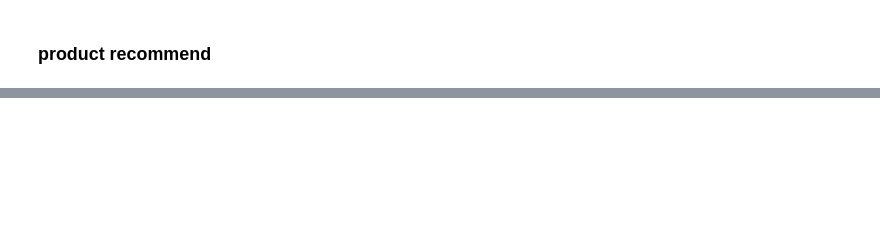
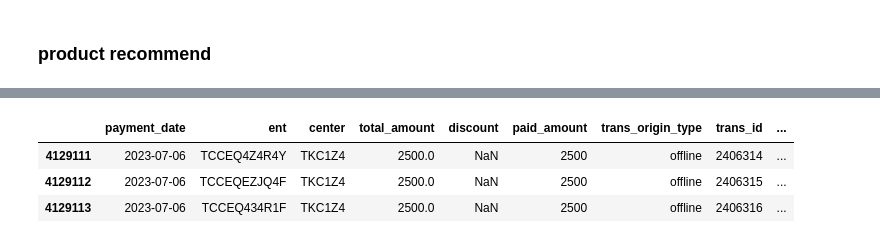
Before and after one commit to terjirapat/MADT8101-Customer-Analytics, a Jupyter notebook: Workshop 5 - Segmentation/main.ipynb, the cells around one changed output, grey strips where cells are left out. Saved outputs shown, nothing was run; the diff lists cells and outputs as text; code cells hidden in the pictures; blank space fills up the shorter version.

```diff
--- a/Workshop 5 - Segmentation/main.ipynb
+++ b/Workshop 5 - Segmentation/main.ipynb
@@ -542,4 +568,11 @@ df_cluster_1 = df_full[df_full['Cluster'] == '1']
 df_cluster_2 = df_full[df_full['Cluster'] == '2']
 df_cluster_3 = df_full[df_full['Cluster'] == '3']
 df_cluster_4 = df_full[df_full['Cluster'] == '4']
+# %%
+df_full.tail(3)
+# %% [output]
+|  | payment_date | ent | center | total_amount | discount | paid_amount | trans_origin_type | trans_id | ... |
+| 4129111 | 2023-07-06 | TCCEQ4Z4R4Y | TKC1Z4 | 2500.0 | NaN | 2500 | offline | 2406314 | ... |
+| 4129112 | 2023-07-06 | TCCEQEZJQ4F | TKC1Z4 | 2500.0 | NaN | 2500 | offline | 2406315 | ... |
+| 4129113 | 2023-07-06 | TCCEQ434R1F | TKC1Z4 | 2500.0 | NaN | 2500 | offline | 2406316 | ... |
 # %%
```
Also changed, not shown: parts of 11 cells of this notebook.
